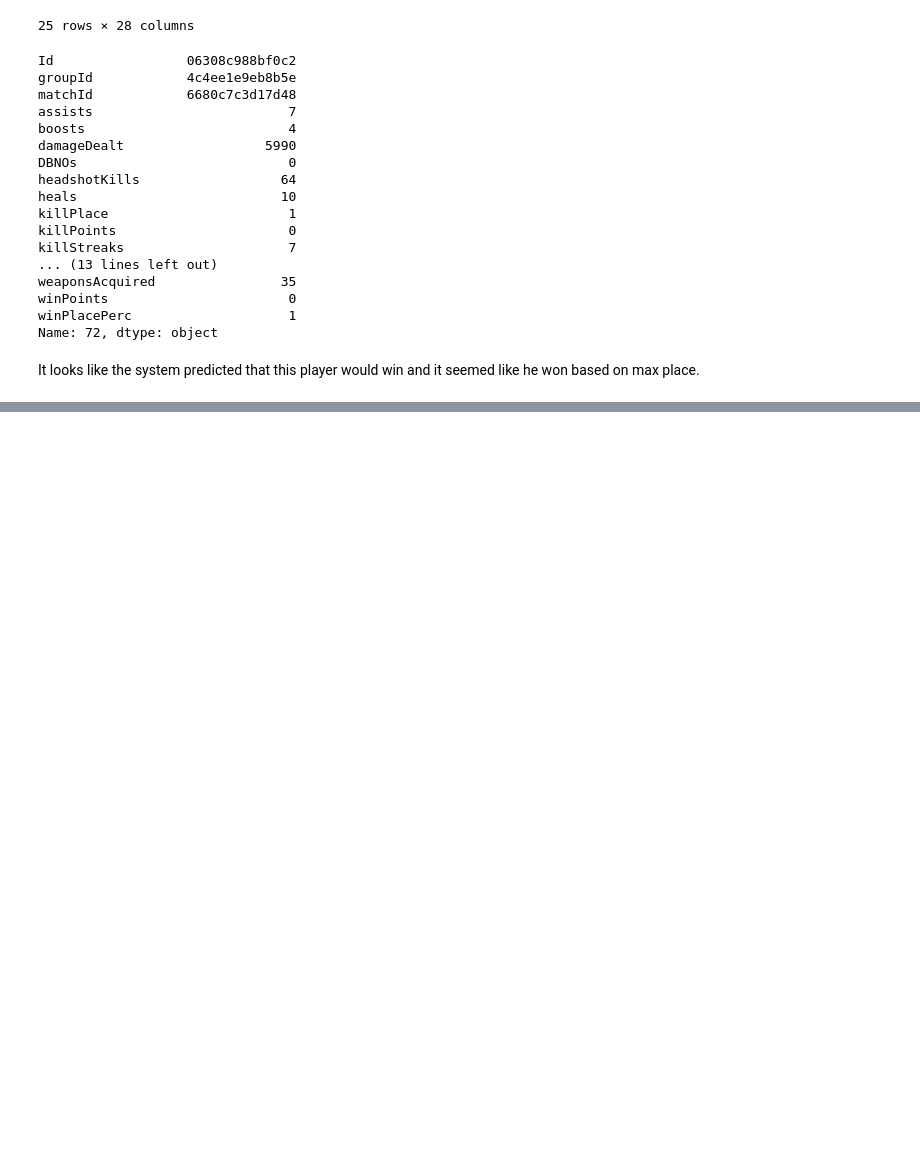
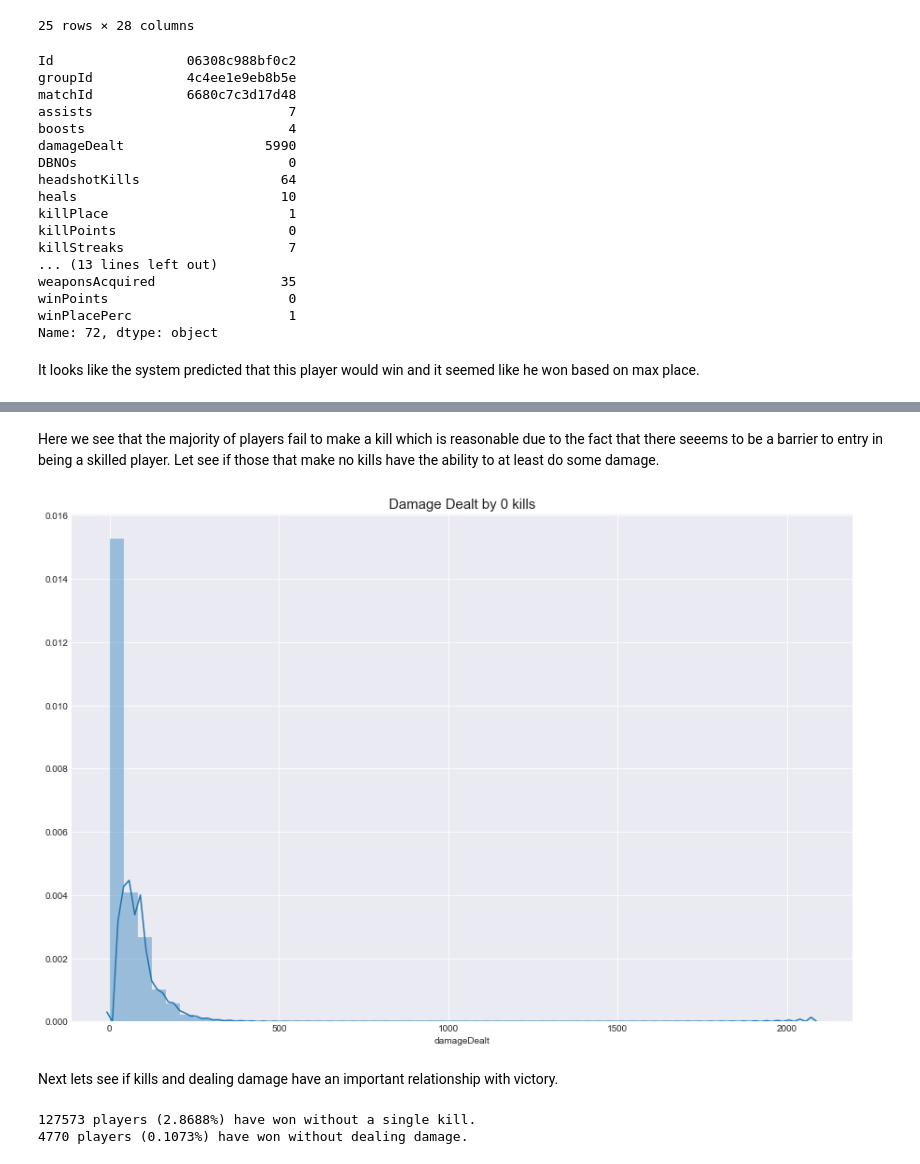
Before and after one commit to lamkg/PUBG-Placement-Prediction, a Jupyter notebook: PUBG Placement Prediction.ipynb, the cells around one changed output, grey strips where cells are left out. Saved outputs shown, nothing was run; the diff lists cells and outputs as text; code cells hidden in the pictures; blank space fills up the shorter version.

```diff
--- a/PUBG Placement Prediction.ipynb
+++ b/PUBG Placement Prediction.ipynb
@@ -162,0 +175,26 @@ It looks like the system predicted that this player would win and it seemed like
+# %% [markdown]
+Here we see that the majority of players fail to make a kill which is reasonable due to the fact that there seeems to be a barrier to entry in being a skilled player. Let see if those that make no kills have the ability to at least do some damage.
+# %%
+# Make a copy of the original data set again.
+data = pubg.copy()
+
+# Keep the naming mechanism logical
+data2 = data[data['kills']==0]
+plt.figure(figsize=(15,10))
+plt.title("Damage Dealt by 0 kills",fontsize=15)
+sns.distplot(data2['damageDealt'])
+plt.show()
+# %% [output]
+[figure, added]
+# %% [markdown]
+Next lets see if kills and dealing damage have an important relationship with victory.
+# %%
+print("{} players ({:.4f}%) have won without a single kill.".format
+      (len(data[data['winPlacePerc']==1]), 100*len(data[data['winPlacePerc']==1])/len(pubg)))
+
+data3 = pubg[pubg['damageDealt'] == 0].copy()
+print("{} players ({:.4f}%) have won without dealing damage.".format
+      (len(data3[data3['winPlacePerc']==1]), 100*len(data3[data3['winPlacePerc']==1])/len(pubg)))
+# %% [output]
+127573 players (2.8688%) have won without a single kill.
+4770 players (0.1073%) have won without dealing damage.
```
Also changed, not shown: parts of 6 cells of this notebook.
